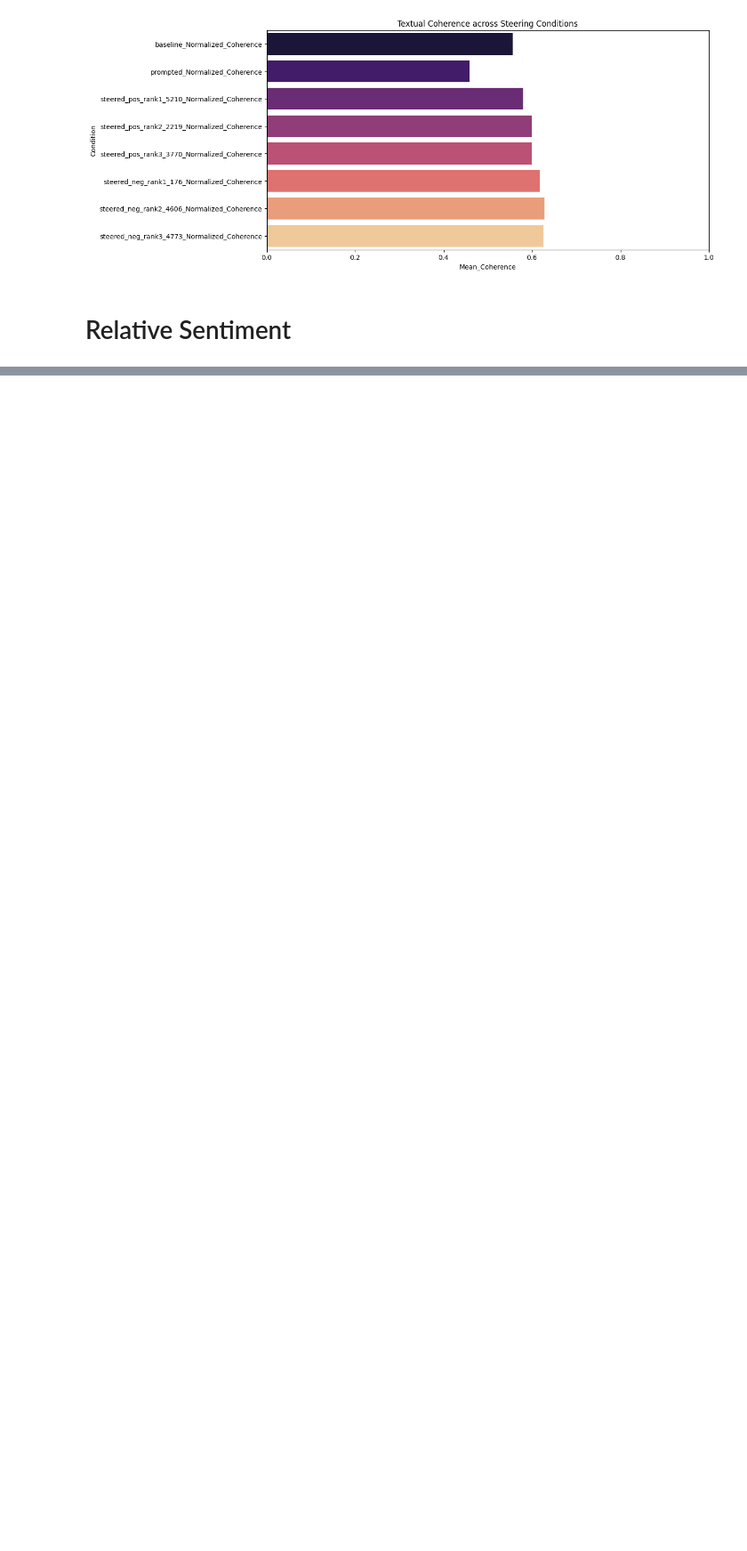
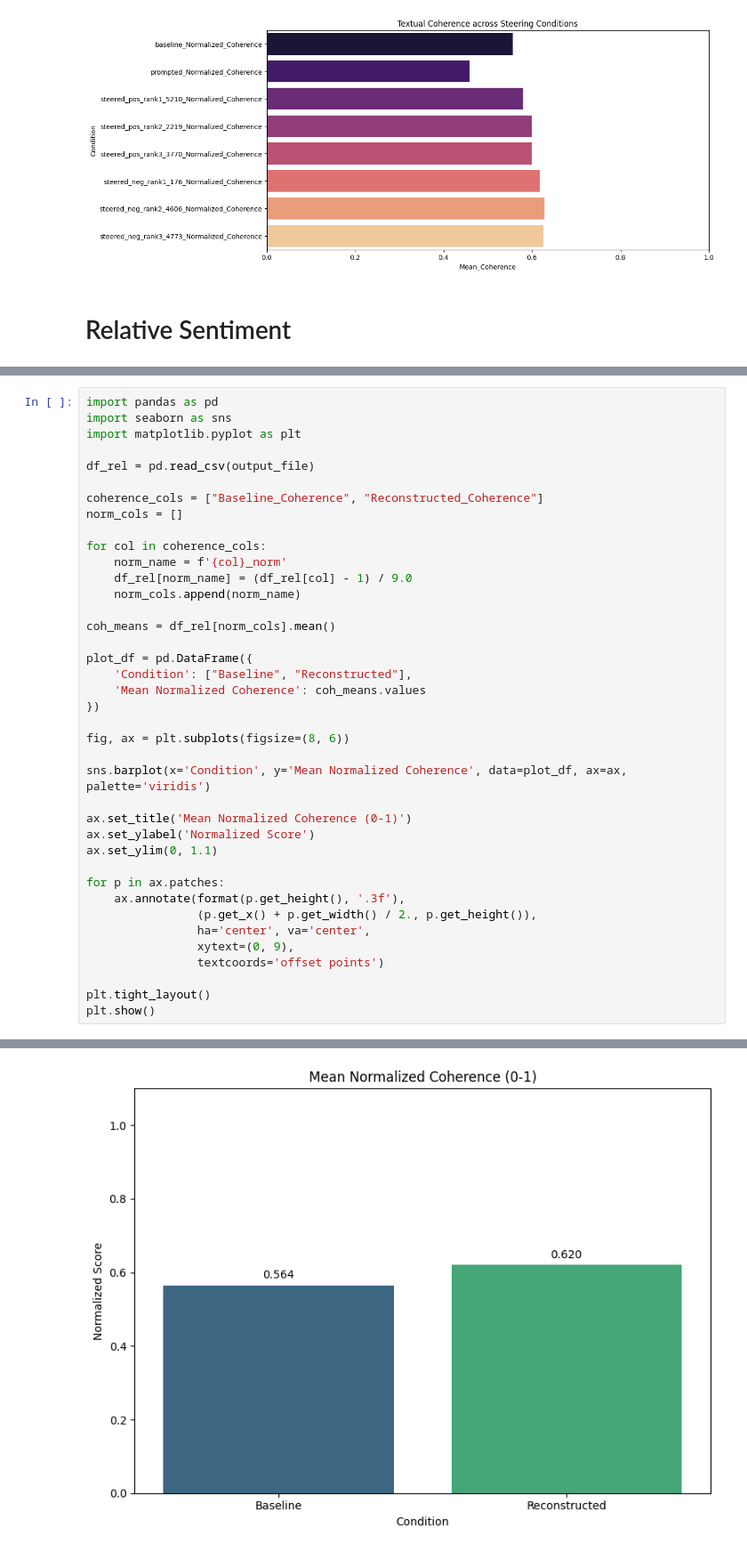
Before and after one commit to Lucian930811/Big-Chicken-Project, a Jupyter notebook: notebooks/sentiment_evaluation.ipynb, the cells around one changed output, grey strips where cells are left out. Shown at 89% size. Drawn from its saved outputs; the diff is of its cells as text; blank space fills up the shorter version.

```diff
--- a/notebooks/sentiment_evaluation.ipynb
+++ b/notebooks/sentiment_evaluation.ipynb
@@ -463,0 +726,40 @@ Passing `palette` without assigning `hue` is deprecated and will be removed in v
+# %%
+import pandas as pd
+import seaborn as sns
+import matplotlib.pyplot as plt
+
+df_rel = pd.read_csv(output_file)
+
+coherence_cols = ["Baseline_Coherence", "Reconstructed_Coherence"]
+norm_cols = []
+
+for col in coherence_cols:
+    norm_name = f'{col}_norm'
+    df_rel[norm_name] = (df_rel[col] - 1) / 9.0
+    norm_cols.append(norm_name)
+
+coh_means = df_rel[norm_cols].mean()
+
+plot_df = pd.DataFrame({
+    'Condition': ["Baseline", "Reconstructed"],
+    'Mean Normalized Coherence': coh_means.values
+})
+
+fig, ax = plt.subplots(figsize=(8, 6))
+
+sns.barplot(x='Condition', y='Mean Normalized Coherence', data=plot_df, ax=ax, palette='viridis')
+
+ax.set_title('Mean Normalized Coherence (0-1)')
+ax.set_ylabel('Normalized Score')
+ax.set_ylim(0, 1.1)
+
+for p in ax.patches:
+    ax.annotate(format(p.get_height(), '.3f'),
+                (p.get_x() + p.get_width() / 2., p.get_height()),
+                ha='center', va='center',
+                xytext=(0, 9),
+                textcoords='offset points')
+
+plt.tight_layout()
+plt.show()
+# %% [output]
@@ -463,0 +769 @@ Passing `palette` without assigning `hue` is deprecated and will be removed in v
+[figure, added]
```
Also changed, not shown: parts of 8 cells of this notebook.
